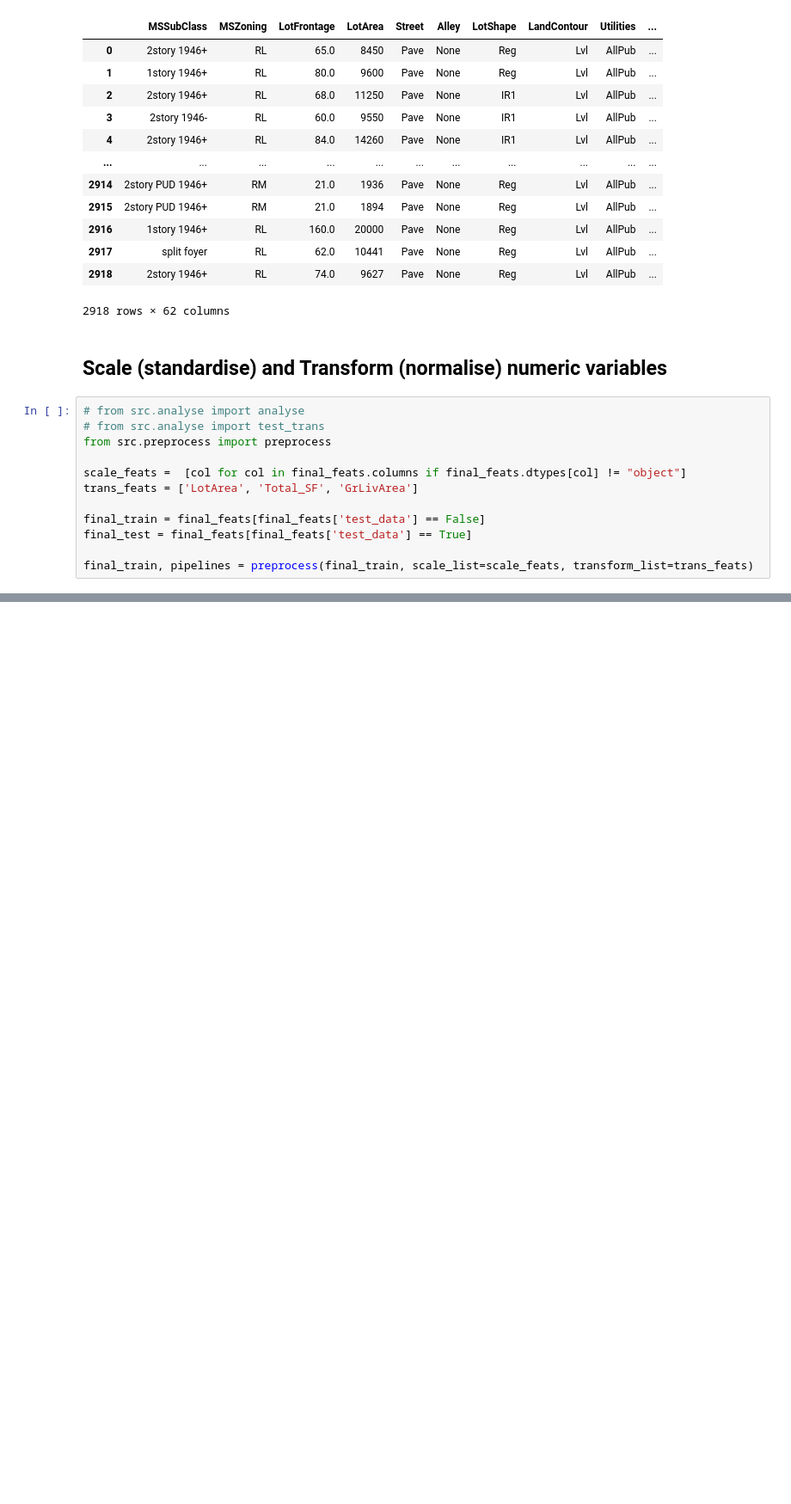
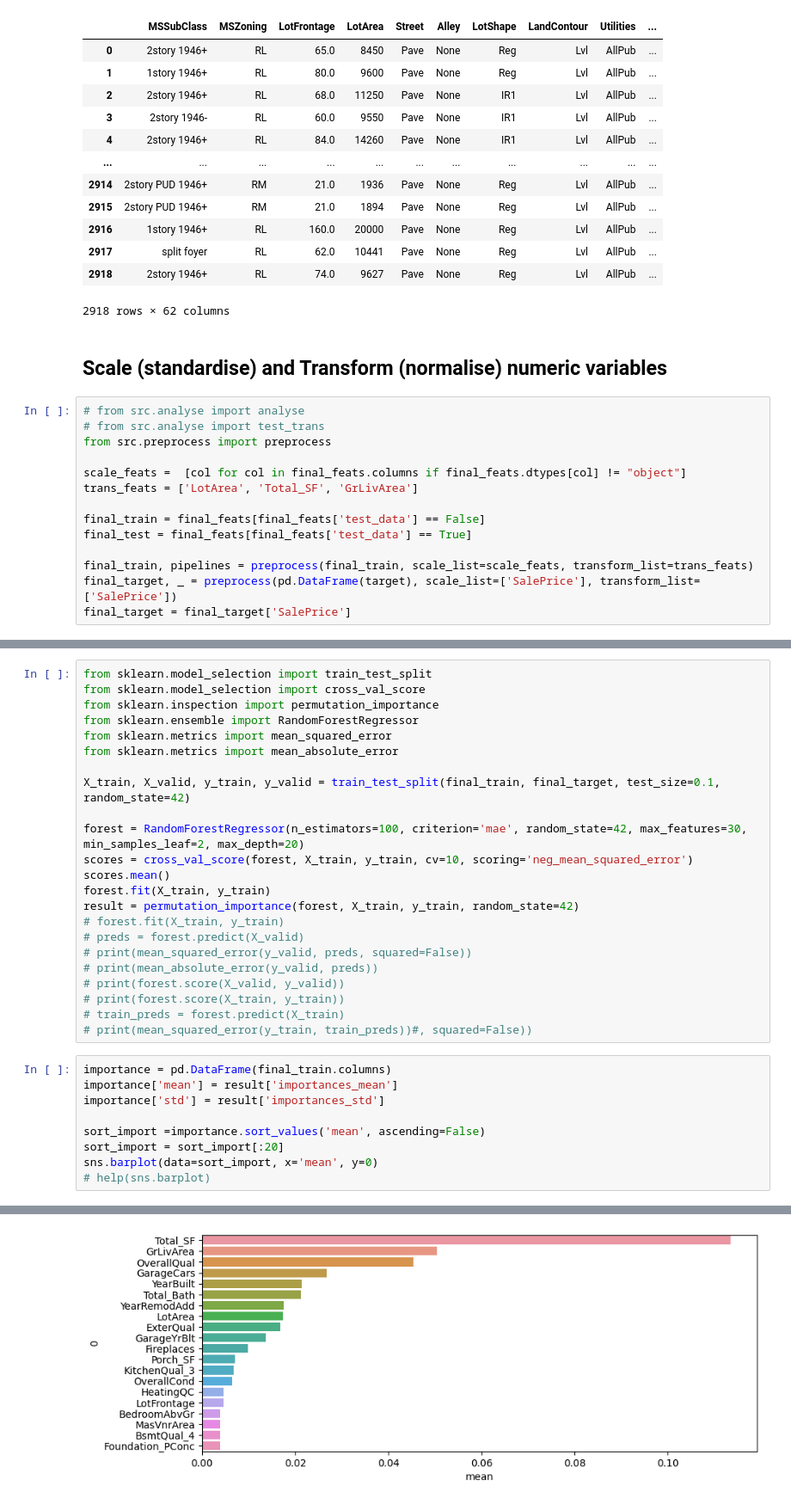
Before and after one commit to leonghchan/group-project, a Jupyter notebook: master.ipynb, the cells around one changed output, grey strips where cells are left out. Shown at 86% size. Drawn from its saved outputs; the diff is of its cells as text; blank space fills up the shorter version.

Commit message:
first modelling with random forest

```diff
--- a/master.ipynb
+++ b/master.ipynb
@@ -213,3 +208,5 @@ final_train = final_feats[final_feats['test_data'] == False]
 final_test = final_feats[final_feats['test_data'] == True]
 
 final_train, pipelines = preprocess(final_train, scale_list=scale_feats, transform_list=trans_feats)
+final_target, _ = preprocess(pd.DataFrame(target), scale_list=['SalePrice'], transform_list=['SalePrice'])
+final_target = final_target['SalePrice']
@@ -231,0 +225,33 @@ final_train
+# %%
+from sklearn.model_selection import train_test_split
+from sklearn.model_selection import cross_val_score
+from sklearn.inspection import permutation_importance
+from sklearn.ensemble import RandomForestRegressor
+from sklearn.metrics import mean_squared_error
+from sklearn.metrics import mean_absolute_error
+
+X_train, X_valid, y_train, y_valid = train_test_split(final_train, final_target, test_size=0.1, random_state=42)
+
+forest = RandomForestRegressor(n_estimators=100, criterion='mae', random_state=42, max_features=30, min_samples_leaf=2, max_depth=20)
+scores = cross_val_score(forest, X_train, y_train, cv=10, scoring='neg_mean_squared_error')
+scores.mean()
+forest.fit(X_train, y_train)
+result = permutation_importance(forest, X_train, y_train, random_state=42)
+# forest.fit(X_train, y_train)
+# preds = forest.predict(X_valid)
+# print(mean_squared_error(y_valid, preds, squared=False))
+# print(mean_absolute_error(y_valid, preds))
+# print(forest.score(X_valid, y_valid))
+# print(forest.score(X_train, y_train))
+# train_preds = forest.predict(X_train)
+# print(mean_squared_error(y_train, train_preds))#, squared=False))
+# %%
+importance = pd.DataFrame(final_train.columns)
+importance['mean'] = result['importances_mean']
+importance['std'] = result['importances_std']
+
+sort_import =importance.sort_values('mean', ascending=False)
+sort_import = sort_import[:20]
+sns.barplot(data=sort_import, x='mean', y=0)
+# help(sns.barplot)
+# %% [output]
@@ -231,0 +259 @@ final_train
+[figure, added]
```
Also changed, not shown: parts of 5 cells of this notebook.
